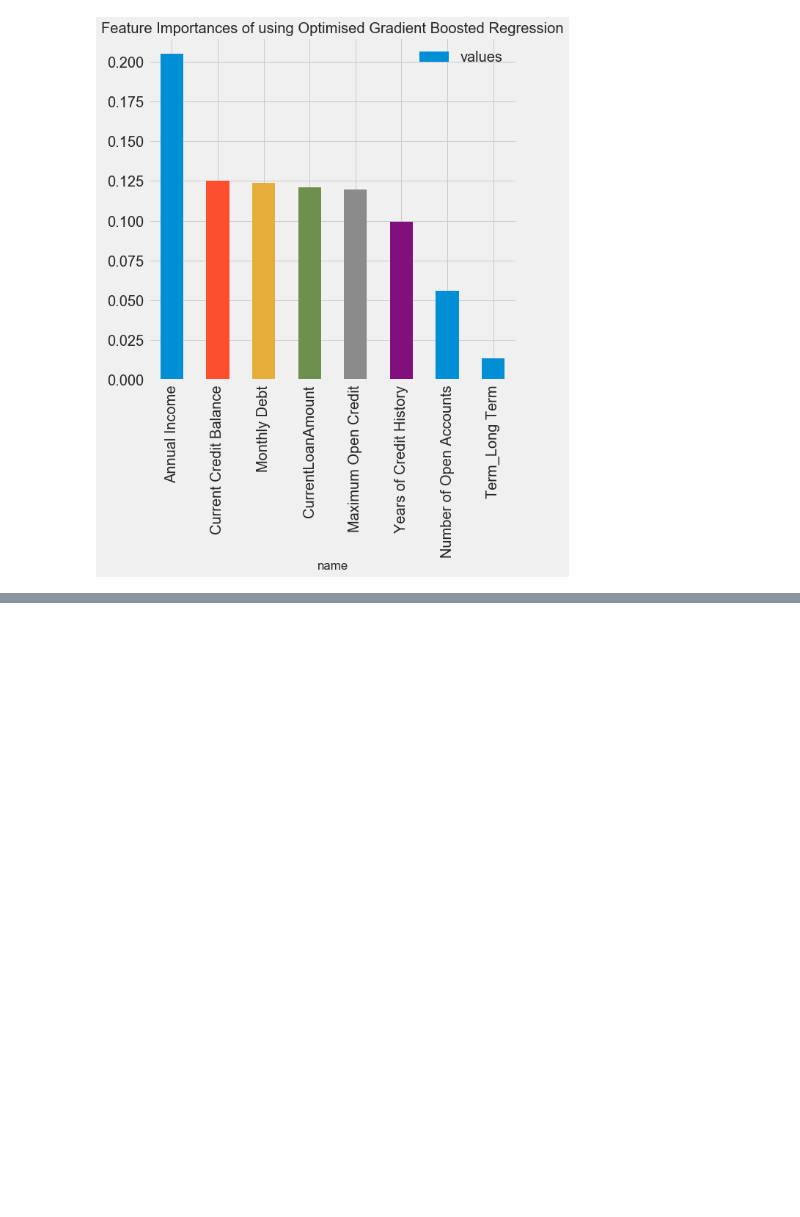
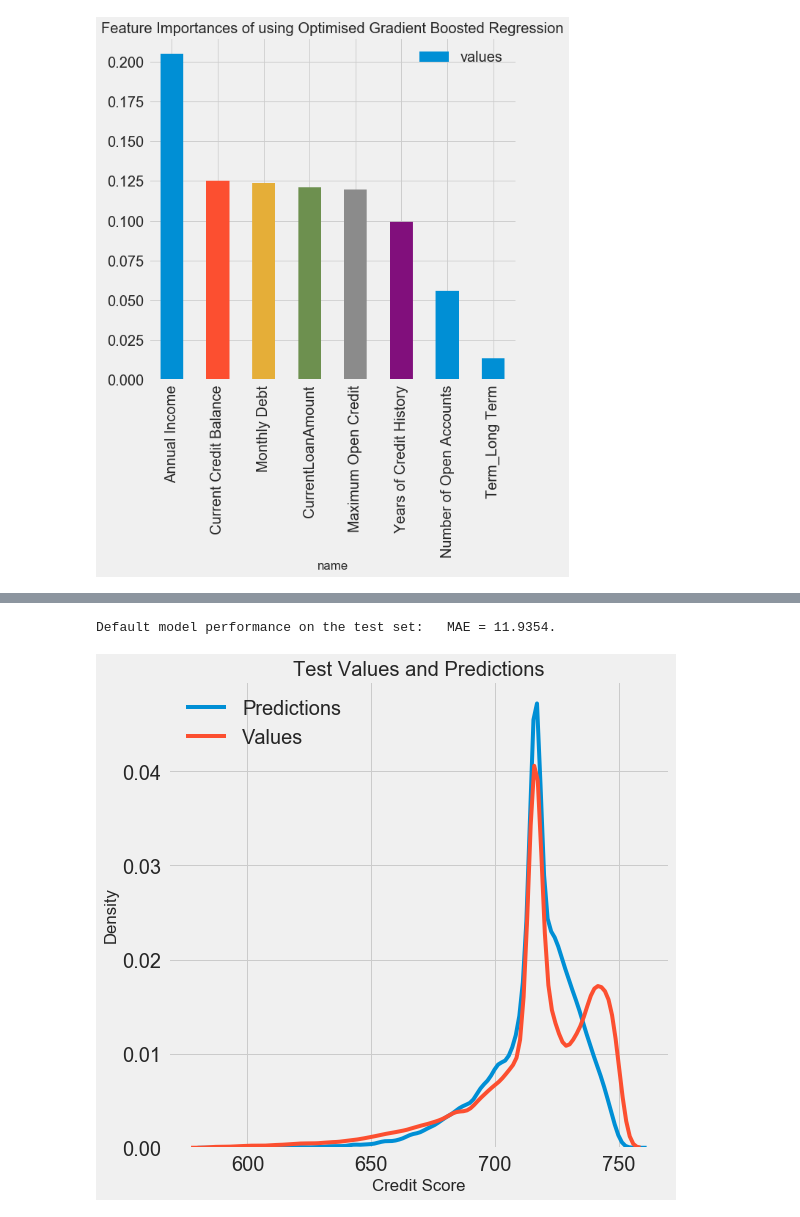
Before and after one commit to sqbislam/Credit-Scoring-Model-, a Jupyter notebook: Credit Scoring (Part 2).ipynb, the cells around one changed output, grey strips where cells are left out. Drawn from its saved outputs; the diff is of its cells as text; code cells hidden in the pictures; blank space fills up the shorter version.

```diff
--- a/Credit Scoring (Part 2).ipynb
+++ b/Credit Scoring (Part 2).ipynb
@@ -672,0 +714,26 @@ Text(0.5,1,'Feature Importances of using Optimised Gradient Boosted Regression')
+# %%
+train_lessFeatures = train_features[cols_tokeep]
+test_lessFeatures = test_features[cols_tokeep]
+# %%
+
+# Create the scaler object with a range of 0-1
+scaler = MinMaxScaler(feature_range=(0, 1))
+
+# Fit on the training data
+scaler.fit(train_lessFeatures)
+
+# Transform both the training and testing data
+X_lf = scaler.transform(train_lessFeatures)
+X_test_lf = scaler.transform(test_lessFeatures)
+# %%
+# Select the best model
+final_model_lf = GradientBoostingRegressor(alpha=0.9, criterion='friedman_mse', init=None,
+             learning_rate=0.1, loss='huber', max_depth=15,
+             max_features='auto', max_leaf_nodes=None,
+             min_impurity_decrease=0.0, min_impurity_split=None,
+             min_samples_leaf=1, min_samples_split=6,
+             min_weight_fraction_leaf=0.0, n_estimators=200,
+             presort='auto', random_state=42, subsample=1.0, verbose=0,
+             warm_start=False)
+RF_model_lf = RandomForestRegressor(max_features='auto', criterion='friedman_mse', max_depth=15,max_leaf_nodes=None,
+                                 min_samples_split=6, min_samples_leaf=1, n_estimators=200,n_jobs=-1, min_weight_fraction_leaf=0.0)
@@ -672,0 +755,16 @@ Text(0.5,1,'Feature Importances of using Optimised Gradient Boosted Regression')
+# %%
+gbm_pred_lf = final_model_lf.predict(X_test_lf)
+# %%
+print('Default model performance on the test set:   MAE = %0.4f.' % mae(y_test, gbm_pred_lf))
+# %% [output]
+Default model performance on the test set:   MAE = 11.9354.
+# %%
+# Density plot of the final predictions and the test values
+sns.kdeplot(gbm_pred_lf, label = 'Predictions')
+sns.kdeplot(y_test, label = 'Values')
+
+# Label the plot
+plt.xlabel('Credit Score'); plt.ylabel('Density');
+plt.title('Test Values and Predictions');
+# %% [output]
+[figure, added]
```
Also changed, not shown: parts of 41 cells of this notebook, 45 other files.
